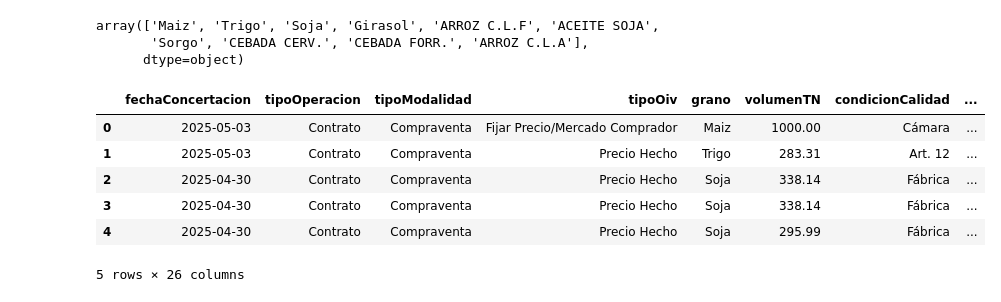
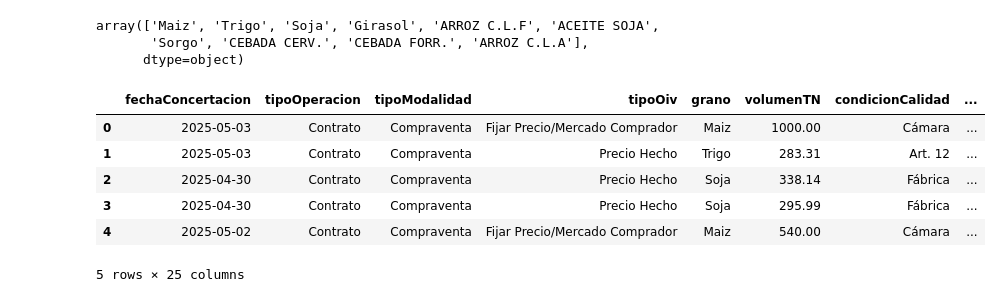
Before and after one commit to plijtmaer/web-mining-sio-granos, a Jupyter notebook: notebooks/3.2- EDA.ipynb, the cells around one changed output. Saved outputs shown, nothing was run; the diff lists cells and outputs as text; code cells hidden in the pictures.

Commit message:
cambio csv de precios y correccion de notebook 5

```diff
--- a/notebooks/3.2- EDA.ipynb
+++ b/notebooks/3.2- EDA.ipynb
@@ -224,3 +224,4 @@ mtr.head()
 | 4 | 19-06-25 | B.Blanca | Girasol | U$S 300 |
 # %%
 mtr['Precio'] = mtr['Precio'].str.replace('U$S ', '')
+mtr['Precio'] = pd.to_numeric(mtr['Precio'], errors='coerce')
@@ -273,15 +261,17 @@ mtr['Fecha'] = pd.to_datetime(_fecha_raw, dayfirst=True, infer_datetime_format=T
 mask = mtr['Fecha'].isna()
 if mask.any():
 	mtr.loc[mask, 'Fecha'] = pd.to_datetime(_fecha_raw[mask], format='%d-%m-%y', errors='coerce')
+# %%
+mtr_agg = mtr.groupby(['Producto', 'Fecha'])['Precio'].mean().reset_index()
 # %%
-df_precios = df.merge(mtr, left_on=['grano', 'fechaConcertacion'], right_on=['Producto', 'Fecha'], how='left')
+df_precios = df.merge(mtr_agg, left_on=['grano', 'fechaConcertacion'], right_on=['Producto', 'Fecha'], how='left')
 df_precios.head()
 # %% [output]
 |  | fechaConcertacion | tipoOperacion | tipoModalidad | tipoOiv | grano | volumenTN | condicionCalidad | ... |
 | 0 | 2025-05-03 | Contrato | Compraventa | Fijar Precio/Mercado Comprador | Maiz | 1000.00 | Cámara | ... |
 | 1 | 2025-05-03 | Contrato | Compraventa | Precio Hecho | Trigo | 283.31 | Art. 12 | ... |
 | 2 | 2025-04-30 | Contrato | Compraventa | Precio Hecho | Soja | 338.14 | Fábrica | ... |
-| 3 | 2025-04-30 | Contrato | Compraventa | Precio Hecho | Soja | 338.14 | Fábrica | ... |
-| 4 | 2025-04-30 | Contrato | Compraventa | Precio Hecho | Soja | 295.99 | Fábrica | ... |
+| 3 | 2025-04-30 | Contrato | Compraventa | Precio Hecho | Soja | 295.99 | Fábrica | ... |
+| 4 | 2025-05-02 | Contrato | Compraventa | Fijar Precio/Mercado Comprador | Maiz | 540.00 | Cámara | ... |
-5 rows × 26 columns
+5 rows × 25 columns
 # %%
```
Also changed, not shown: parts of 6 cells of this notebook, 3 other files.
